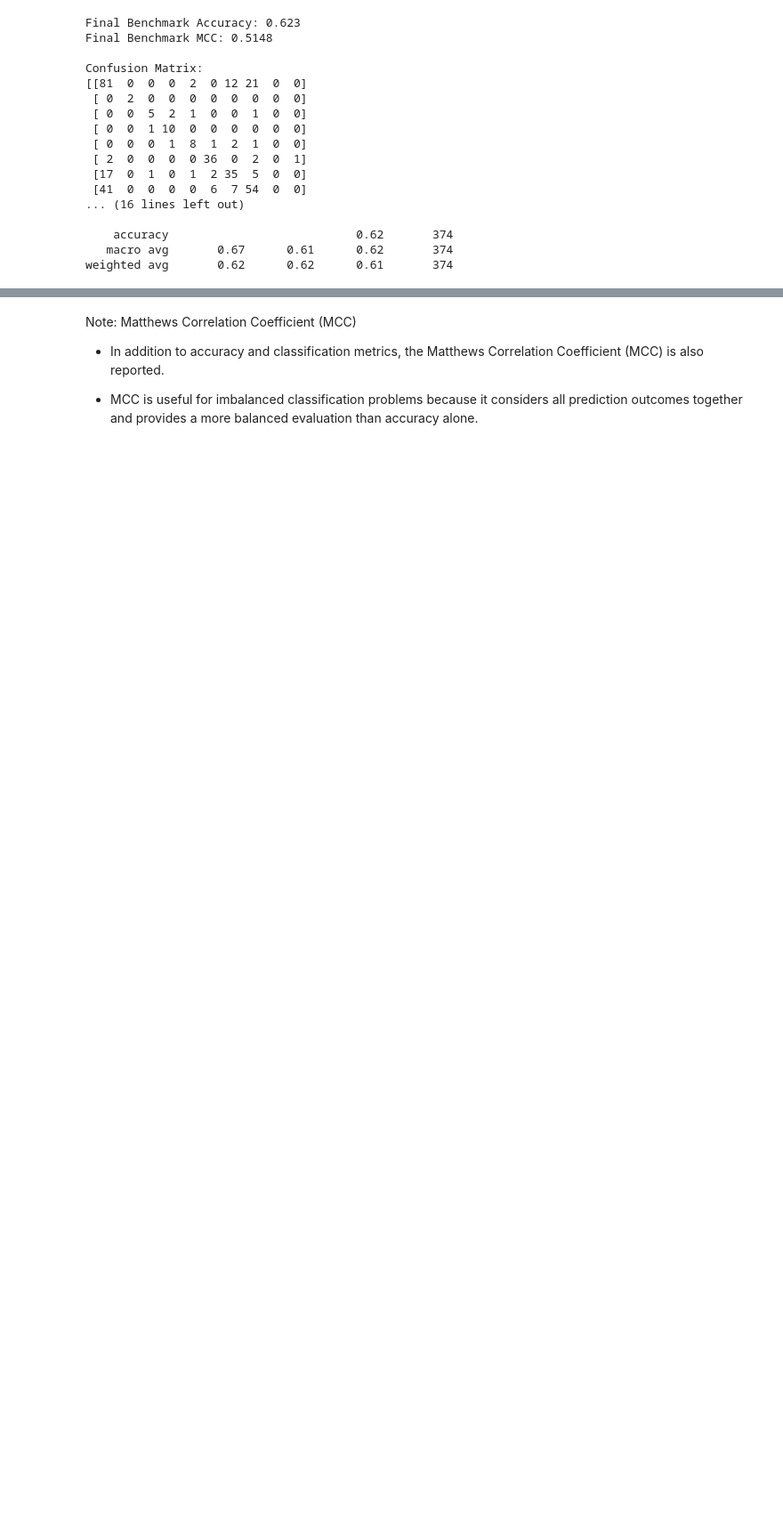
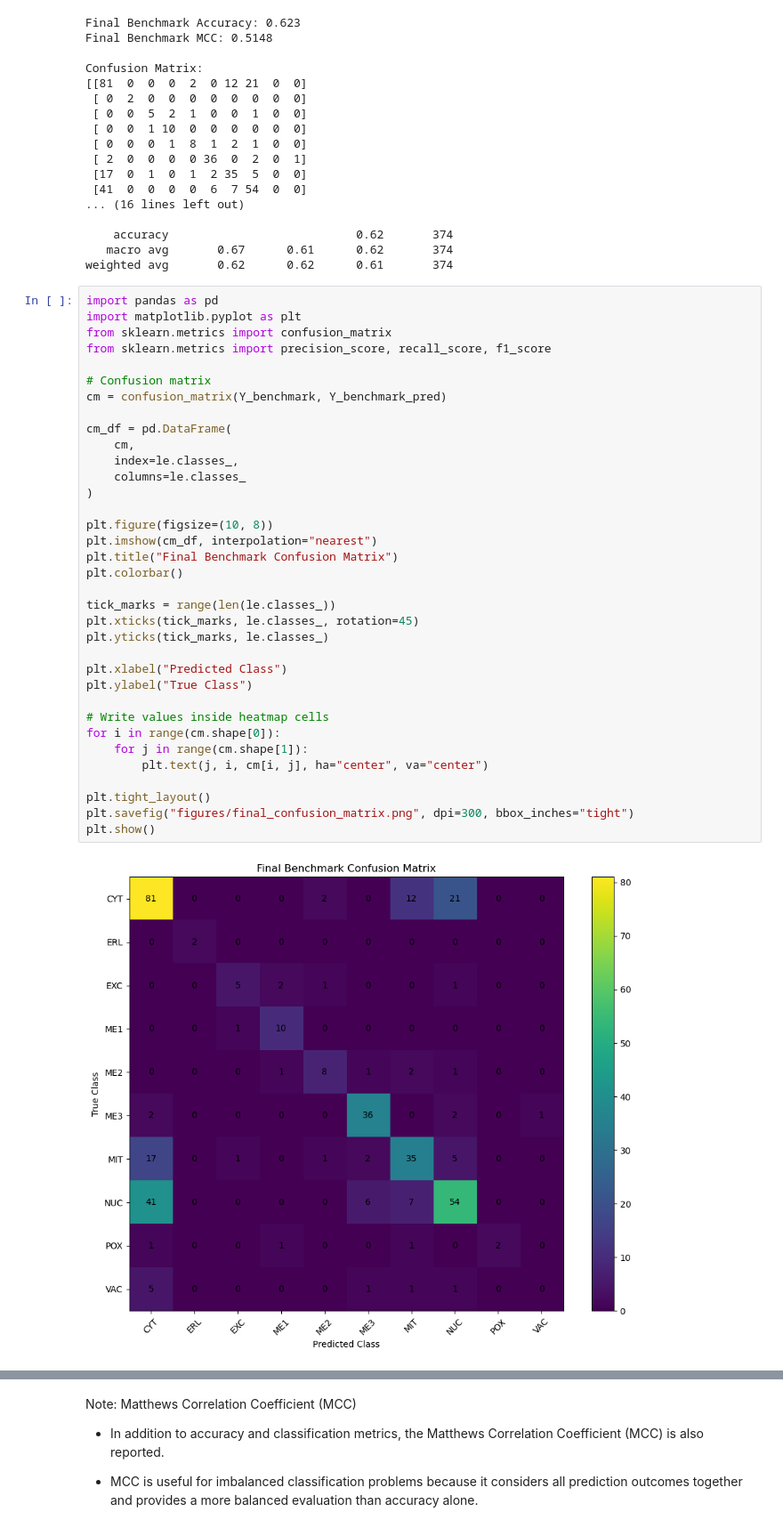
Before and after one commit to mbkemec/yeast-ml-project, a Jupyter notebook: yeast_protein_localization_ml.ipynb, the cells around one changed output, grey strips where cells are left out. Shown at 89% size. Drawn from its saved outputs; the diff is of its cells as text; blank space fills up the shorter version.

Commit message:
Reports and figures added!

```diff
--- a/yeast_protein_localization_ml.ipynb
+++ b/yeast_protein_localization_ml.ipynb
@@ -962,3 +967,40 @@ Confusion Matrix:
     accuracy                           0.62       374
    macro avg       0.67      0.61      0.62       374
 weighted avg       0.62      0.62      0.61       374
+# %%
+import pandas as pd
+import matplotlib.pyplot as plt
+from sklearn.metrics import confusion_matrix
+from sklearn.metrics import precision_score, recall_score, f1_score
+
+# Confusion matrix
+cm = confusion_matrix(Y_benchmark, Y_benchmark_pred)
+
+cm_df = pd.DataFrame(
+    cm,
+    index=le.classes_,
+    columns=le.classes_
+)
+
+plt.figure(figsize=(10, 8))
+plt.imshow(cm_df, interpolation="nearest")
+plt.title("Final Benchmark Confusion Matrix")
+plt.colorbar()
+
+tick_marks = range(len(le.classes_))
+plt.xticks(tick_marks, le.classes_, rotation=45)
+plt.yticks(tick_marks, le.classes_)
+
+plt.xlabel("Predicted Class")
+plt.ylabel("True Class")
+
+# Write values inside heatmap cells
+for i in range(cm.shape[0]):
+    for j in range(cm.shape[1]):
+        plt.text(j, i, cm[i, j], ha="center", va="center")
+
+plt.tight_layout()
+plt.savefig("figures/final_confusion_matrix.png", dpi=300, bbox_inches="tight")
+plt.show()
+# %% [output]
+[figure, added]
```
Also changed, not shown: parts of 8 cells of this notebook, 8 other files.
